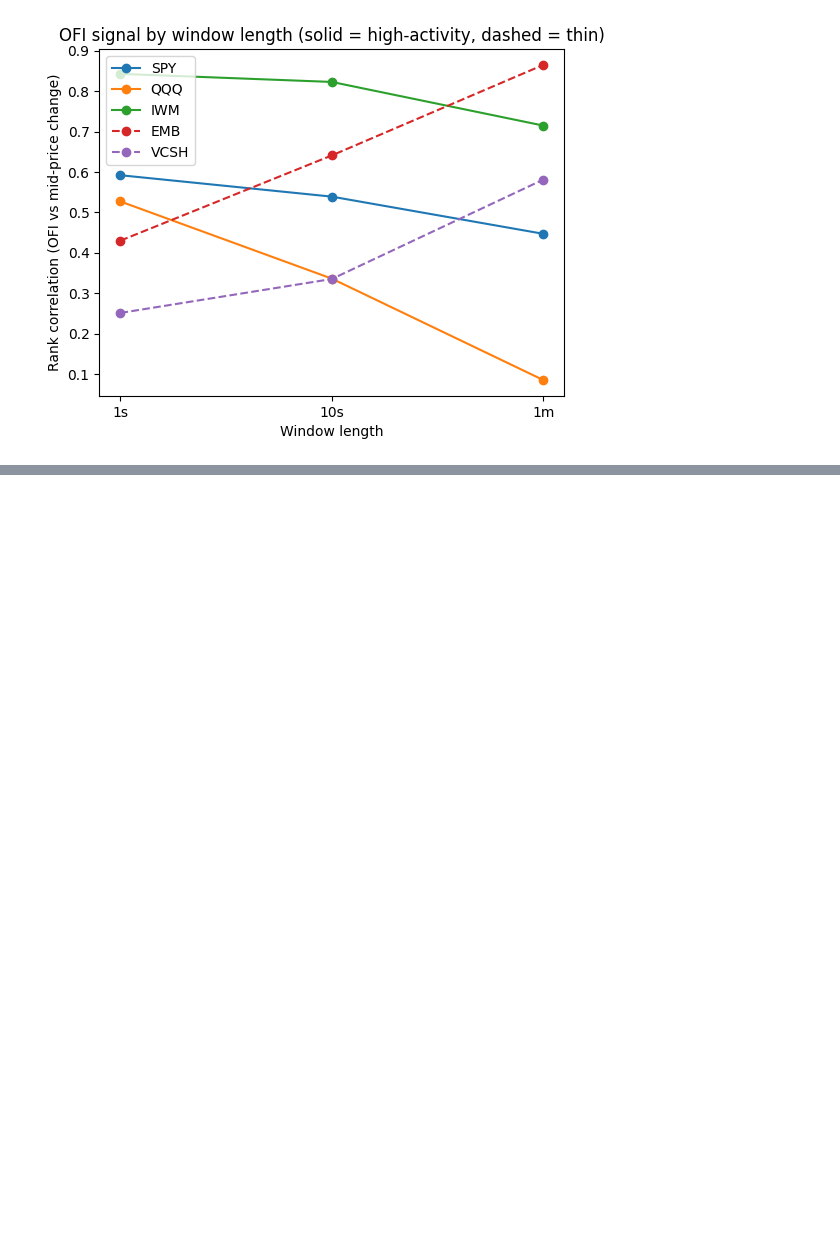
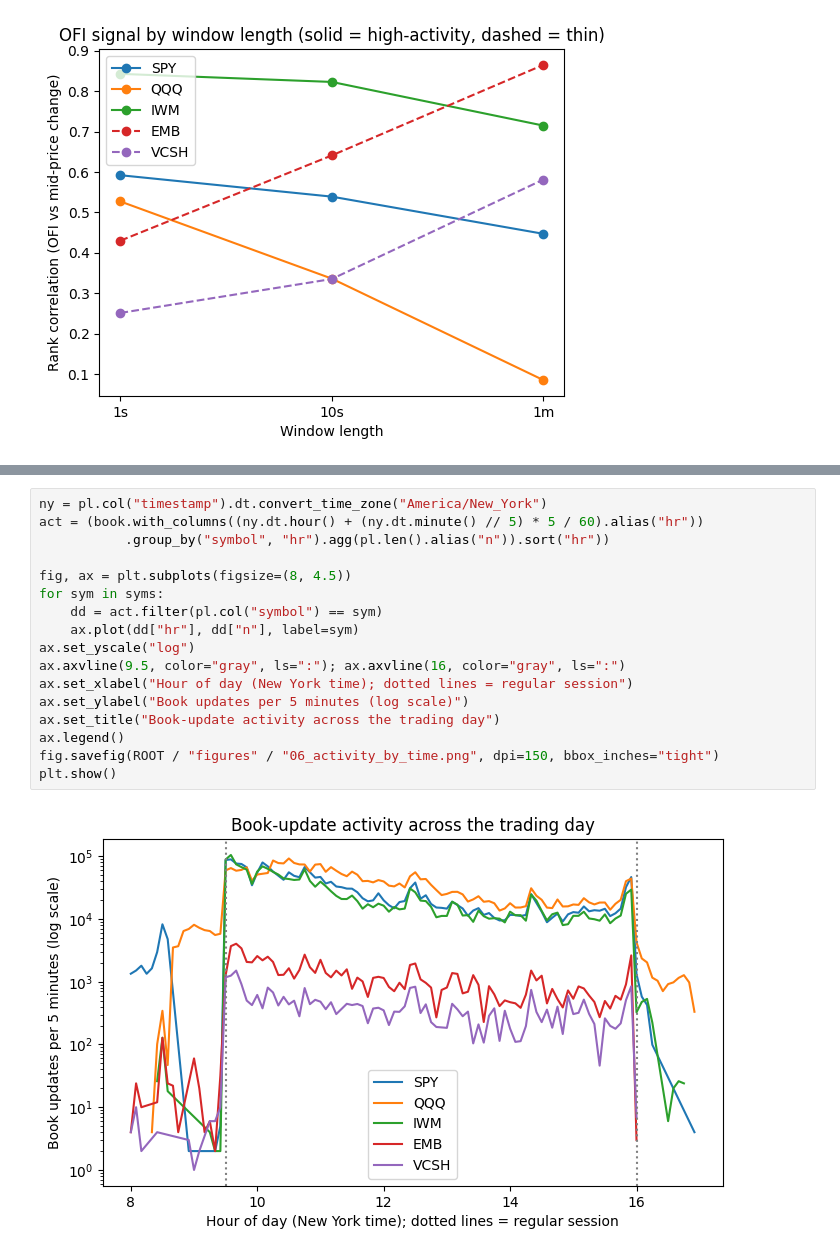
Before and after one commit to Varshareddy016/iex-order-flow-imbalance, a Jupyter notebook: notebooks/phase2_analysis.ipynb, the cells around one changed output, grey strips where cells are left out. Saved outputs shown, nothing was run; the diff lists cells and outputs as text; blank space fills up the shorter version.

```diff
--- a/notebooks/phase2_analysis.ipynb
+++ b/notebooks/phase2_analysis.ipynb
@@ -396,0 +591,19 @@ plt.show()
+# %%
+ny = pl.col("timestamp").dt.convert_time_zone("America/New_York")
+act = (book.with_columns((ny.dt.hour() + (ny.dt.minute() // 5) * 5 / 60).alias("hr"))
+           .group_by("symbol", "hr").agg(pl.len().alias("n")).sort("hr"))
+
+fig, ax = plt.subplots(figsize=(8, 4.5))
+for sym in syms:
+    dd = act.filter(pl.col("symbol") == sym)
+    ax.plot(dd["hr"], dd["n"], label=sym)
+ax.set_yscale("log")
+ax.axvline(9.5, color="gray", ls=":"); ax.axvline(16, color="gray", ls=":")
+ax.set_xlabel("Hour of day (New York time); dotted lines = regular session")
+ax.set_ylabel("Book updates per 5 minutes (log scale)")
+ax.set_title("Book-update activity across the trading day")
+ax.legend()
+fig.savefig(ROOT / "figures" / "06_activity_by_time.png", dpi=150, bbox_inches="tight")
+plt.show()
+# %% [output]
+[figure, added]
```
Also changed, not shown: parts of 7 cells of this notebook, 5 other files.
